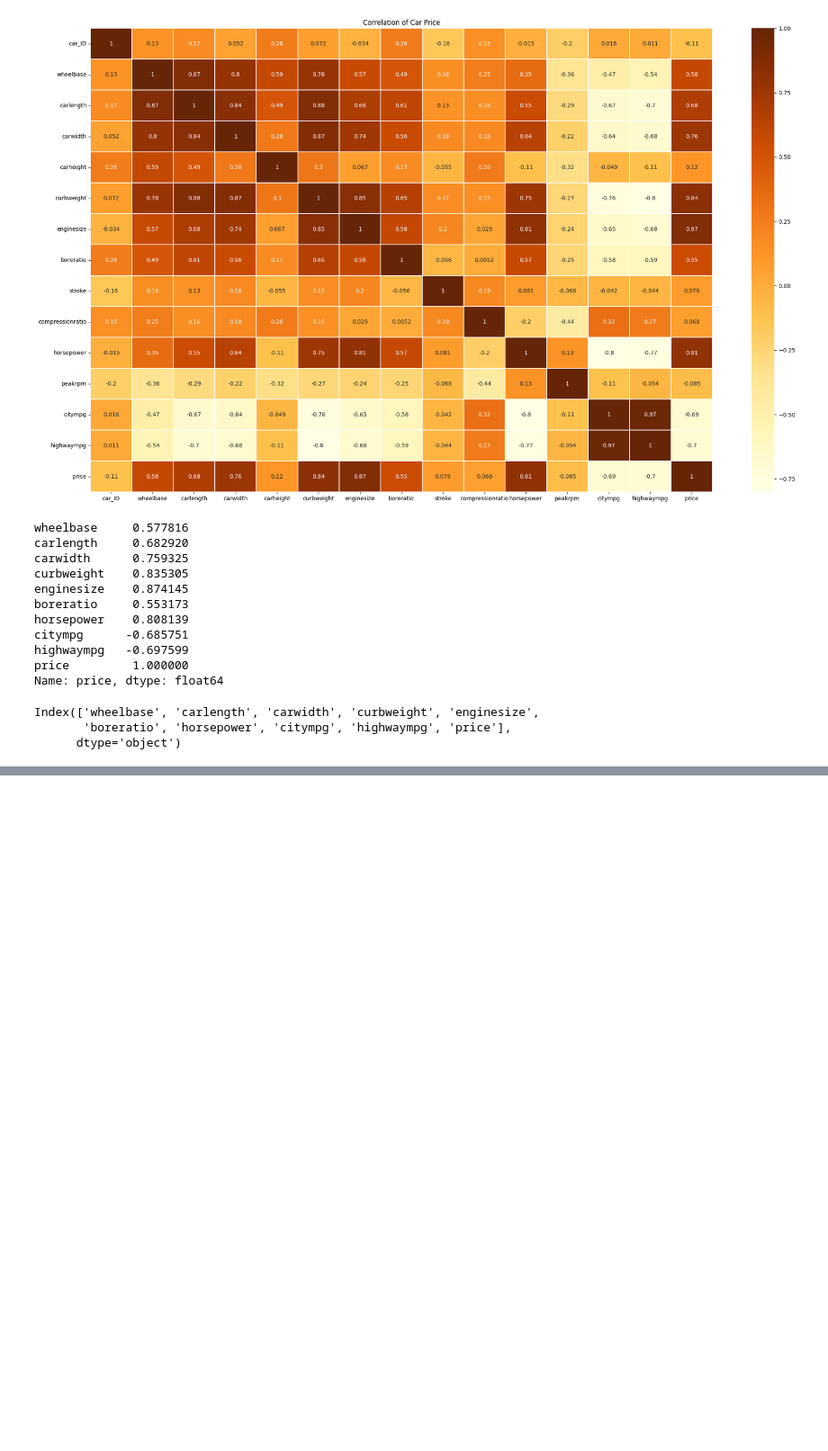
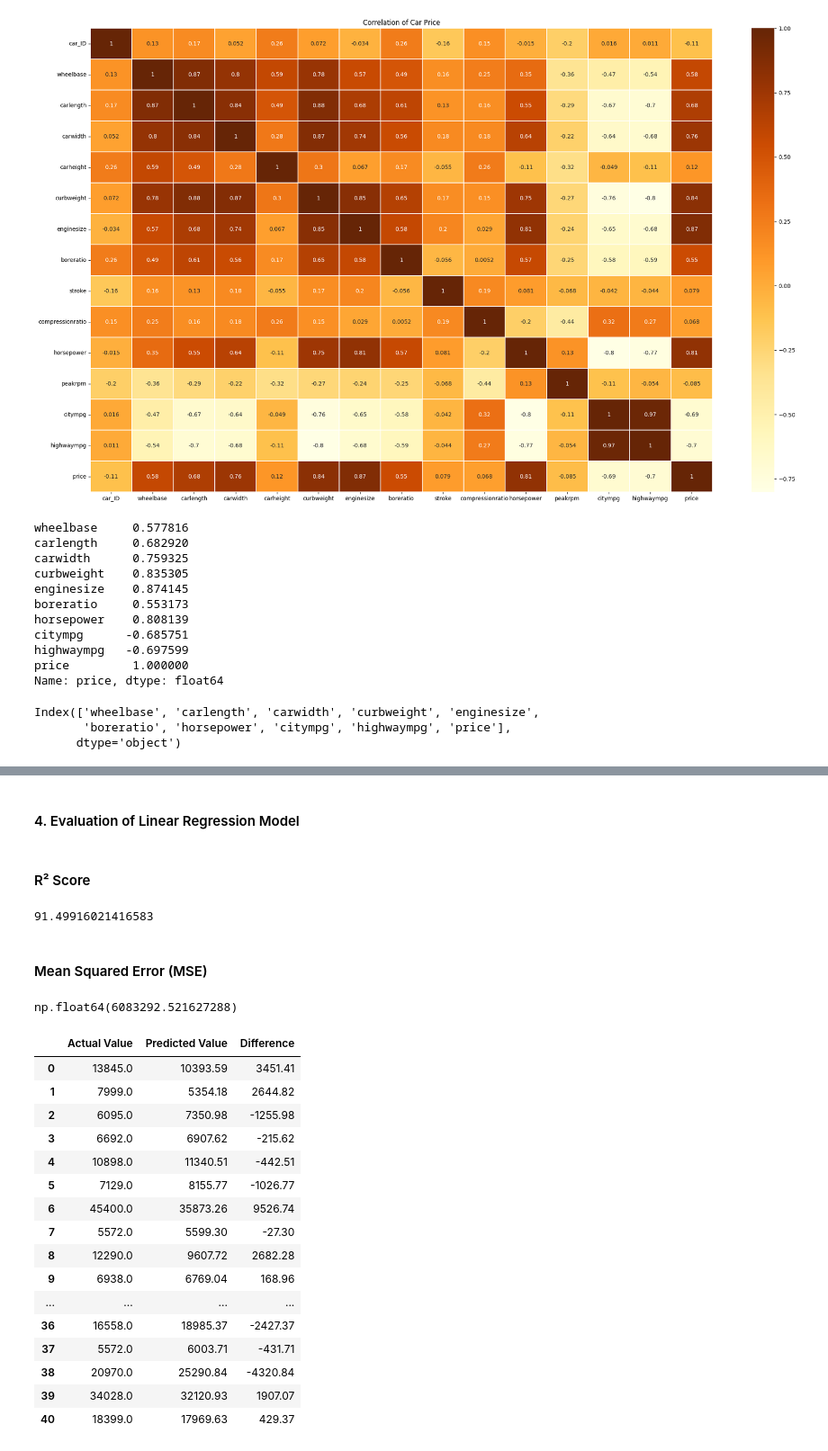
Before and after one commit to t1pen/MeXEE402_Midterms_StephenGabrielAlojado_JairusSunga, a Jupyter notebook: Linear Regression/CarPrice_Linear_Regression.ipynb, the cells around one changed output, grey strips where cells are left out. Shown at 90% size. Saved outputs shown, nothing was run; the diff lists cells and outputs as text; code cells hidden in the pictures; blank space fills up the shorter version.

```diff
--- a/Linear Regression/CarPrice_Linear_Regression.ipynb
+++ b/Linear Regression/CarPrice_Linear_Regression.ipynb
@@ -383,0 +587,3 @@ Index(['wheelbase', 'carlength', 'carwidth', 'curbweight', 'enginesize',
+# %%
+y = cars_final.iloc[:,-1].values
+pd.DataFrame(y)
@@ -383,0 +606,6 @@ Index(['wheelbase', 'carlength', 'carwidth', 'curbweight', 'enginesize',
+# %%
+X_train, X_test, y_train, y_test = train_test_split(X, y, test_size=0.2)
+print("X_train shape:", X_train.shape)
+print("X_test shape:", X_test.shape)
+print("y_train shape:", y_train.shape)
+print("y_test shape:", y_test.shape)
@@ -383,0 +619,3 @@ Index(['wheelbase', 'carlength', 'carwidth', 'curbweight', 'enginesize',
+# %%
+lr = LinearRegression()
+lr.fit(X_train, y_train)
@@ -383,0 +626,3 @@ Index(['wheelbase', 'carlength', 'carwidth', 'curbweight', 'enginesize',
+# %%
+y_pred = lr.predict(X_test)
+y_pred
@@ -383,0 +641,37 @@ Index(['wheelbase', 'carlength', 'carwidth', 'curbweight', 'enginesize',
+# %% [markdown]
+#### 4. Evaluation of Linear Regression Model
+# %% [markdown]
+#### R² Score
+# %%
+r2 = (r2_score(y_test, y_pred))*100
+r2
+# %% [output]
+91.49916021416583
+# %% [markdown]
+#### Mean Squared Error (MSE)
+# %%
+mse = mean_squared_error(y_test, y_pred)
+mse
+# %% [output]
+np.float64(6083292.521627288)
+# %%
+pred_df=pd.DataFrame({'Actual Value':y_test,'Predicted Value':y_pred,'Difference':y_test-y_pred})
+pred_df.round(2)
+# %% [output]
+|  | Actual Value | Predicted Value | Difference |
+| 0 | 13845.0 | 10393.59 | 3451.41 |
+| 1 | 7999.0 | 5354.18 | 2644.82 |
+| 2 | 6095.0 | 7350.98 | -1255.98 |
+| 3 | 6692.0 | 6907.62 | -215.62 |
+| 4 | 10898.0 | 11340.51 | -442.51 |
+| 5 | 7129.0 | 8155.77 | -1026.77 |
+| 6 | 45400.0 | 35873.26 | 9526.74 |
+| 7 | 5572.0 | 5599.30 | -27.30 |
+| 8 | 12290.0 | 9607.72 | 2682.28 |
+| 9 | 6938.0 | 6769.04 | 168.96 |
+| ... | ... | ... | ... |
+| 36 | 16558.0 | 18985.37 | -2427.37 |
+| 37 | 5572.0 | 6003.71 | -431.71 |
+| 38 | 20970.0 | 25290.84 | -4320.84 |
+| 39 | 34028.0 | 32120.93 | 1907.07 |
+| 40 | 18399.0 | 17969.63 | 429.37 |
```
Also changed, not shown: parts of 30 cells of this notebook.
